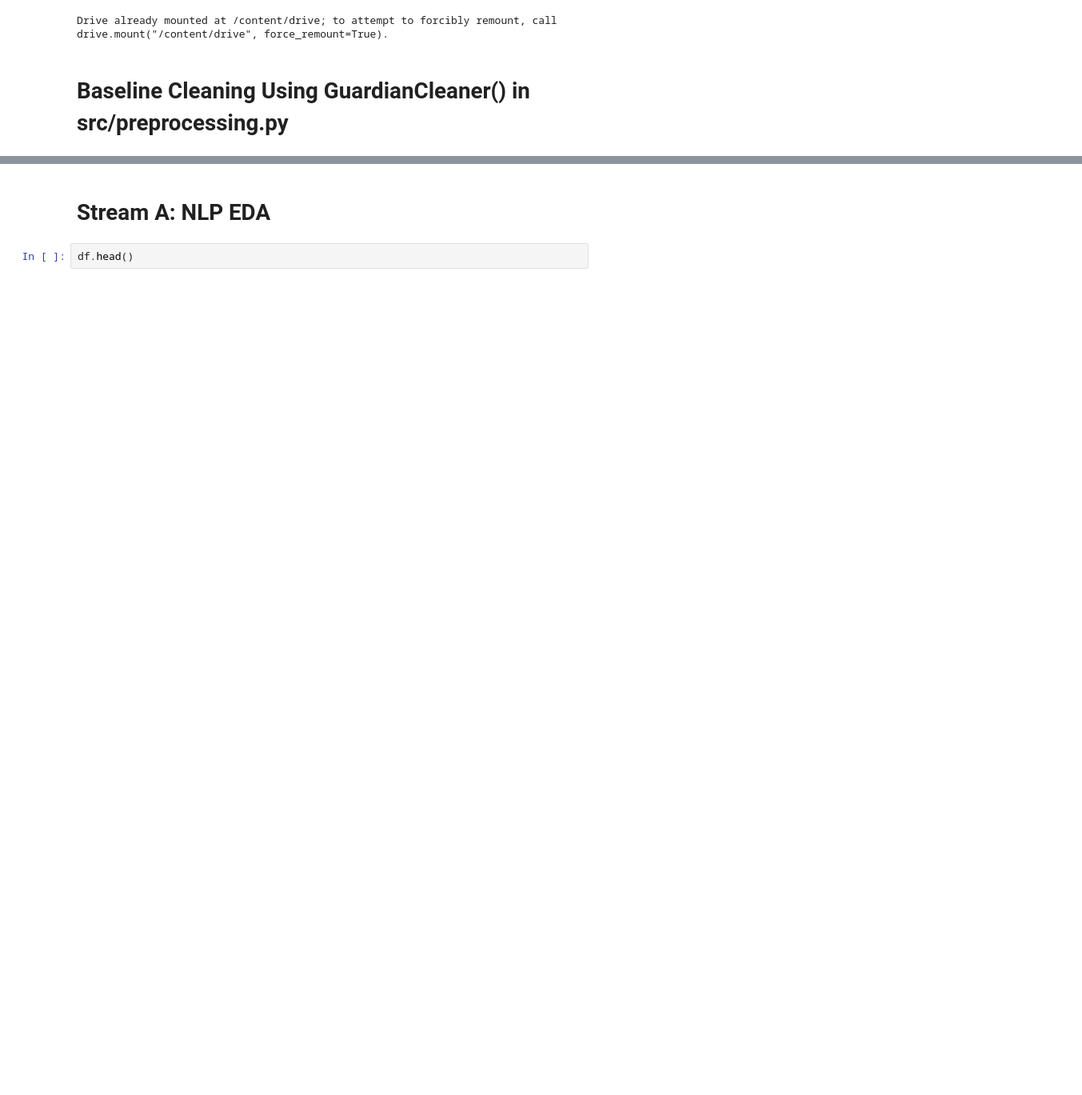
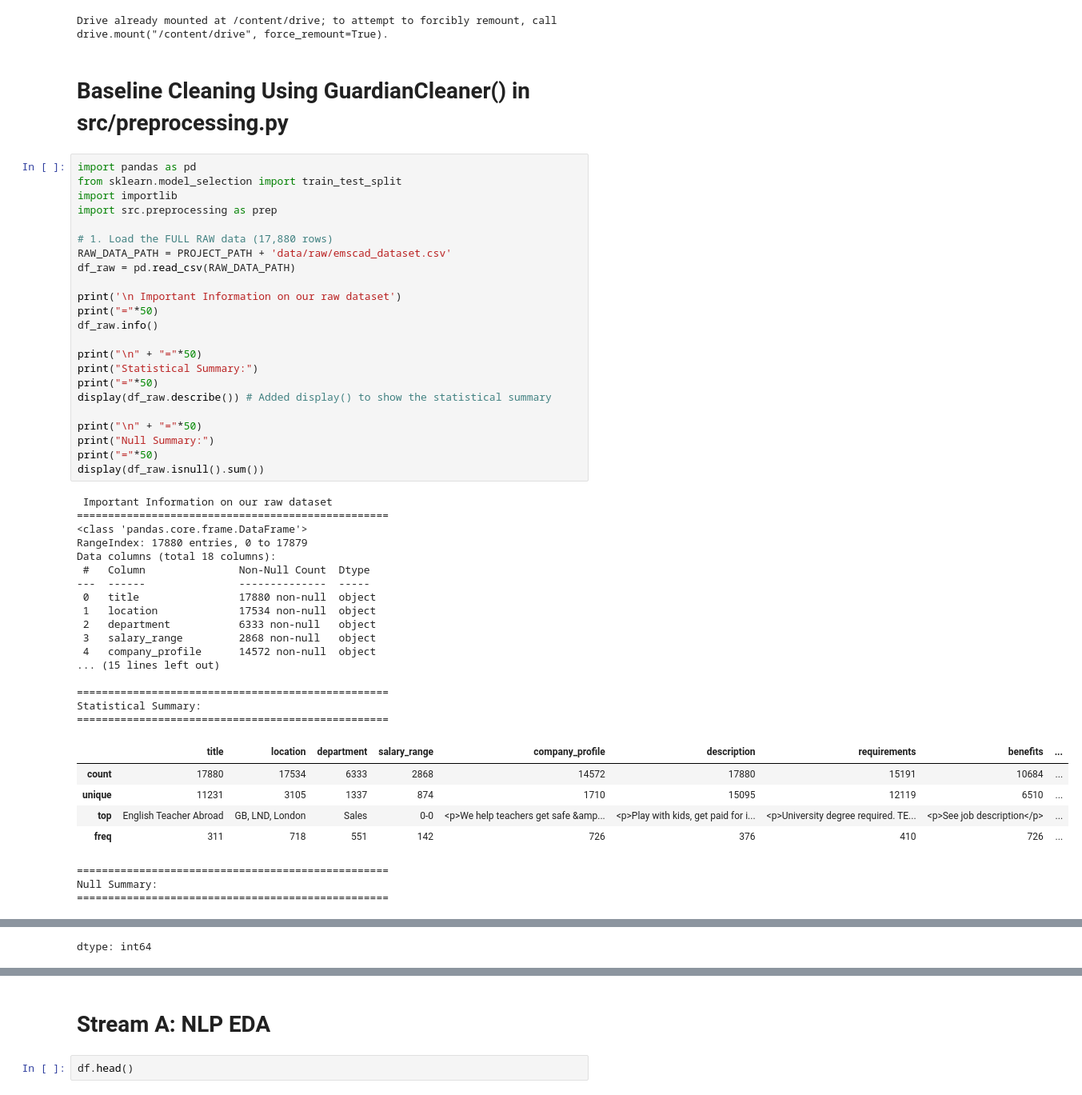
Before and after one commit to IsaganiJulian/Guardian-Recruit-Fraud-Detection, a Jupyter notebook: notebooks/01_Initial_EDA.ipynb, the cells around one changed output, grey strips where cells are left out. Shown at 80% size. Cells and saved outputs as stored; diff of their text form; blank space fills up the shorter version.

```diff
--- a/notebooks/01_Initial_EDA.ipynb
+++ b/notebooks/01_Initial_EDA.ipynb
@@ -57,3 +57,52 @@ sys.path.append(PROJECT_PATH)
 Drive already mounted at /content/drive; to attempt to forcibly remount, call drive.mount("/content/drive", force_remount=True).
 # %% [markdown]
 # Baseline Cleaning Using GuardianCleaner() in src/preprocessing.py
+# %%
+import pandas as pd
+from sklearn.model_selection import train_test_split
+import importlib
+import src.preprocessing as prep
+
+# 1. Load the FULL RAW data (17,880 rows)
+RAW_DATA_PATH = PROJECT_PATH + 'data/raw/emscad_dataset.csv'
+df_raw = pd.read_csv(RAW_DATA_PATH)
+
+print('\n Important Information on our raw dataset')
+print("="*50)
+df_raw.info()
+
+print("\n" + "="*50)
+print("Statistical Summary:")
+print("="*50)
+display(df_raw.describe()) # Added display() to show the statistical summary
+
+print("\n" + "="*50)
+print("Null Summary:")
+print("="*50)
+display(df_raw.isnull().sum())
+# %% [output]
+ Important Information on our raw dataset
+==================================================
+<class 'pandas.core.frame.DataFrame'>
+RangeIndex: 17880 entries, 0 to 17879
+Data columns (total 18 columns):
+ #   Column               Non-Null Count  Dtype
+---  ------               --------------  -----
+ 0   title                17880 non-null  object
+ 1   location             17534 non-null  object
+ 2   department           6333 non-null   object
+ 3   salary_range         2868 non-null   object
+ 4   company_profile      14572 non-null  object
+... (15 lines left out)
+
+==================================================
+Statistical Summary:
+==================================================
+|  | title | location | department | salary_range | company_profile | description | requirements | benefits | ... |
+| count | 17880 | 17534 | 6333 | 2868 | 14572 | 17880 | 15191 | 10684 | ... |
+| unique | 11231 | 3105 | 1337 | 874 | 1710 | 15095 | 12119 | 6510 | ... |
+| top | English Teacher Abroad | GB, LND, London | Sales | 0-0 | <p>We help teachers get safe &amp... | <p>Play with kids, get paid for i... | <p>University degree required. TE... | <p>See job description</p> | ... |
+| freq | 311 | 718 | 551 | 142 | 726 | 376 | 410 | 726 | ... |
+==================================================
+Null Summary:
+==================================================
@@ -60 +126,2 @@ Drive already mounted at /content/drive; to attempt to forcibly remount, call dr
+dtype: int64
 # %%
```
Also changed, not shown: parts of 6 cells of this notebook.
